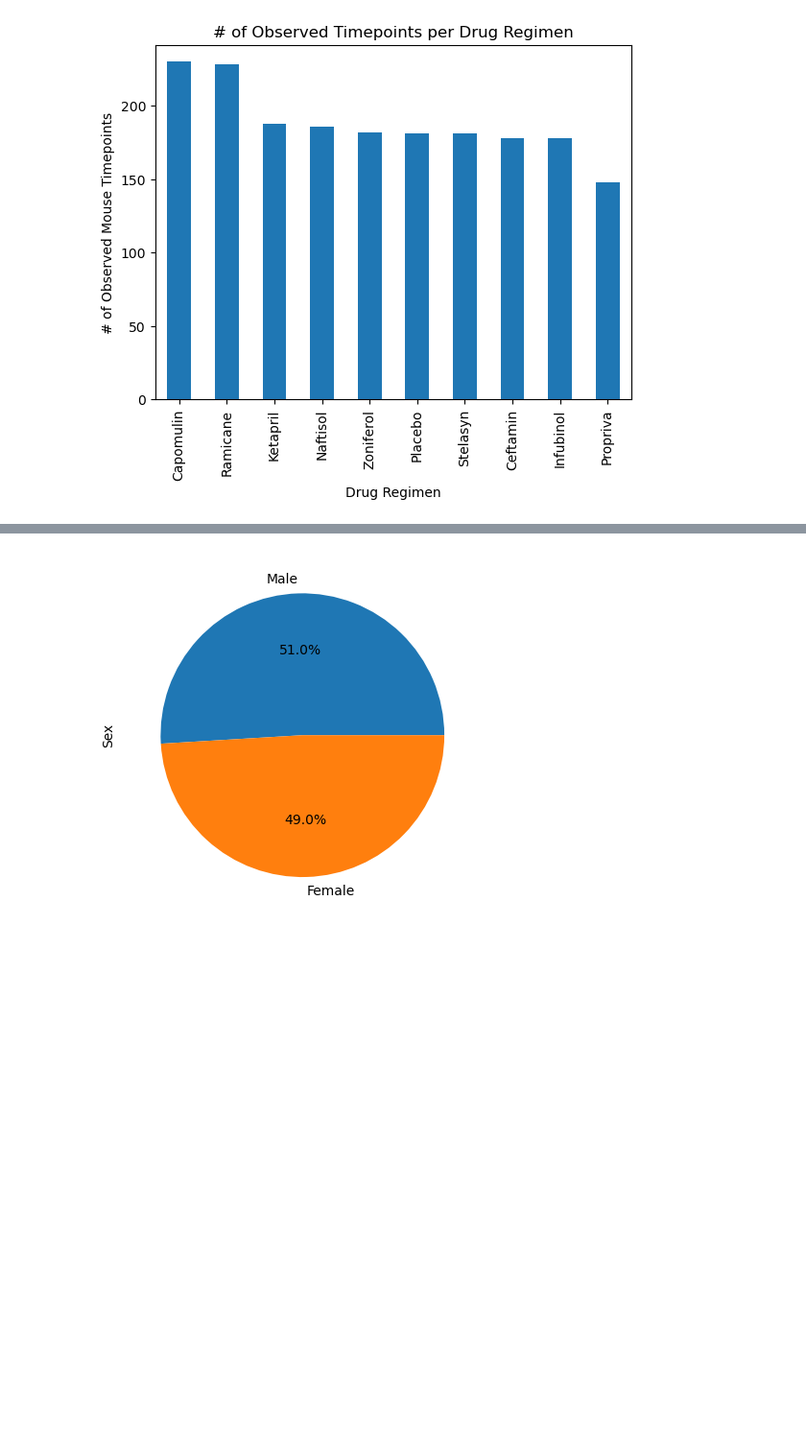
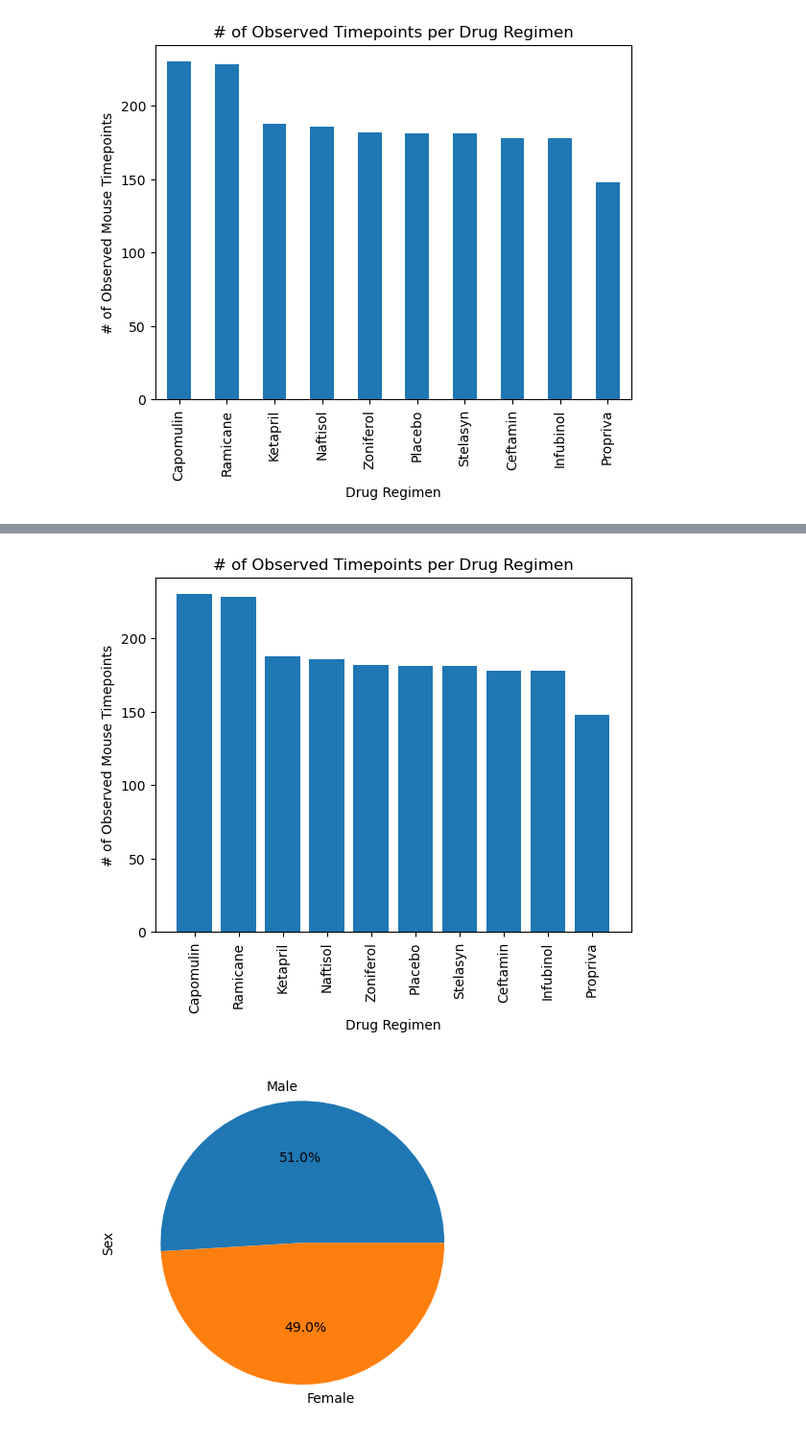
Before and after one commit to lvit001/matplotlib-challenge, a Jupyter notebook: Pymaceuticals/pymaceuticals_starter.ipynb, the cells around one changed output, grey strips where cells are left out. Shown: that part at 96% size. Drawn from its saved outputs; the diff is of its cells as text; code cells hidden in the pictures; blank space fills up the shorter version.

```diff
--- a/Pymaceuticals/pymaceuticals_starter.ipynb
+++ b/Pymaceuticals/pymaceuticals_starter.ipynb
@@ -158,3 +154,16 @@ plt.show()
+# %%
+# Generate a bar plot showing the total number of rows (Mouse ID/Timepoints) for each drug regimen using pyplot.
+# Rotating xlabels code found here: https://www.pythoncharts.com/matplotlib/rotating-axis-labels/#:~:text=Option%201%3A%20plt.&text=xticks()-,plt.,way%20to%20rotate%20your%20labels.
+x_axis = time_vs_drug.index.values
+y_axis = time_vs_drug["Timepoint"]
+plt.bar(x_axis, y_axis)
+plt.title("# of Observed Timepoints per Drug Regimen")
+plt.ylabel("# of Observed Mouse Timepoints")
+plt.xlabel("Drug Regimen")
+plt.xticks(rotation=90)
+plt.show()
+# %% [output]
+[figure, added]
 # %%
 # Generate a pie plot showing the distribution of female versus male mice using Pandas
 # %% [output]
```
Also changed, not shown: parts of 1 cell of this notebook.
